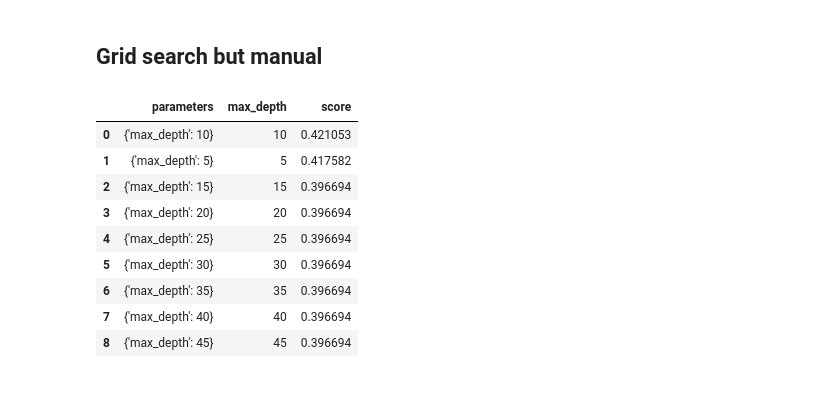
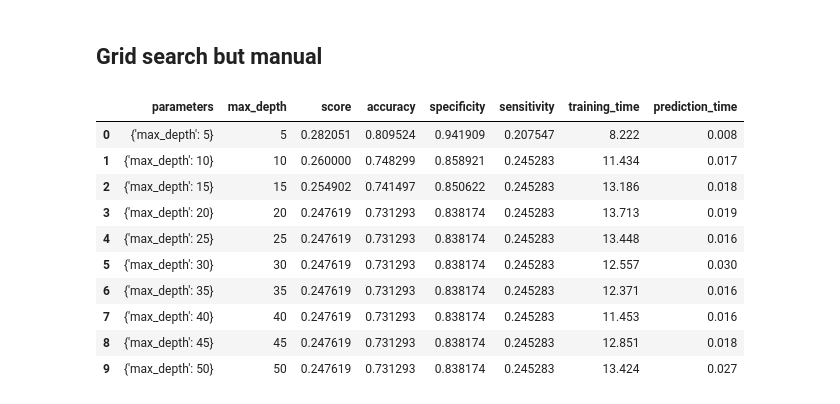
Before and after one commit to super-cinnamon/Projet_DM, a Jupyter notebook: part4.ipynb, the cells around one changed output. Cells and saved outputs as stored; diff of their text form; code cells hidden in the pictures.

```diff
--- a/part4.ipynb
+++ b/part4.ipynb
@@ -488,23 +489,39 @@ def gridsearch(algo_name, algorithm, parameters):
         parameter_values = [v for v in parameters.values()]
         combinations = list(itertools.product(*parameter_values))
         # we create a dataframe to store the results
-        columns = ["parameters"] + list(parameters.keys()) + ["score"]
+        columns = ["parameters"] + list(parameters.keys()) + ["score"] + ["accuracy"] + ["specificity"] + ["sensitivity"] + ["training_time"] + ["prediction_time"]
         df_results = pd.DataFrame(columns=columns)
         # we loop over all the combinations of parameters
         for c in combinations:
                 # we create a dictionary of parameters
                 params = dict(zip(parameters.keys(), c))
                 # we train the model with the current combination of parameters
+                start = timeit.default_timer()
                 model = algorithm(train_df,**params)
+                stop = timeit.default_timer()
+                # we calculate the time it took to train the model
+                training_time = round(stop - start,3)
                 # we predict the test set
                 if(algo_name == "random_forest_algorithm"):
+                    start=timeit.default_timer()
                     predictions = random_forest_predictions(test_df, model)
+                    stop=timeit.default_timer()
+                    # we calculate the time it took to predict the test set
+                    prediction_time = round(stop - start,3)
                 elif(algo_name == "decision_tree_algorithm"):
+                    start=timeit.default_timer()
                     predictions = decision_tree_predictions(test_df, model)
+                    stop=timeit.default_timer()
+                    # we calculate the time it took to predict the test set
+                    prediction_time = round(stop - start,3)
                 # we calculate the accuracy
-                score = f_score(predictions, test_df.label)
+                acc = accuracy(test_df.label,predictions )
+                score = f_score(test_df.label,predictions)
+                spec = specificity(test_df.label,predictions)
+                sens = sensitivity(test_df.label,predictions)
+
                 # we store the results in the dataframe
-                df_results.loc[len(df_results)] = [params] + list(params.values()) + [score]
+                df_results.loc[len(df_results)] = [params] + list(params.values()) + [score] + [acc] + [spec] + [sens] + [training_time] + [prediction_time]
         # we sort the dataframe by accuracy in descending order
         df_results.sort_values(by=["score"], ascending=False, inplace=True)
         df_results.reset_index(inplace=True, drop=True)
@@ -520,15 +537,17 @@ def gridsearch(algo_name, algorithm, parameters):
 # max_value = max(scores, key=scores.get)
 # max_value
 # %%
-gridsearch(tree,decision_tree_algorithm, {'max_depth':range(5, 51, 5)})
+gs = gridsearch('decision_tree_algorithm',decision_tree_algorithm, {'max_depth':range(5, 51, 5)})
+gs
 # %% [output]
-|  | parameters | max_depth | score |
-| 0 | {'max_depth': 10} | 10 | 0.421053 |
-| 1 | {'max_depth': 5} | 5 | 0.417582 |
-| 2 | {'max_depth': 15} | 15 | 0.396694 |
-| 3 | {'max_depth': 20} | 20 | 0.396694 |
-| 4 | {'max_depth': 25} | 25 | 0.396694 |
-| 5 | {'max_depth': 30} | 30 | 0.396694 |
-| 6 | {'max_depth': 35} | 35 | 0.396694 |
-| 7 | {'max_depth': 40} | 40 | 0.396694 |
-| 8 | {'max_depth': 45} | 45 | 0.396694 |
+|  | parameters | max_depth | score | accuracy | specificity | sensitivity | training_time | prediction_time |
+| 0 | {'max_depth': 5} | 5 | 0.282051 | 0.809524 | 0.941909 | 0.207547 | 8.222 | 0.008 |
+| 1 | {'max_depth': 10} | 10 | 0.260000 | 0.748299 | 0.858921 | 0.245283 | 11.434 | 0.017 |
+| 2 | {'max_depth': 15} | 15 | 0.254902 | 0.741497 | 0.850622 | 0.245283 | 13.186 | 0.018 |
+| 3 | {'max_depth': 20} | 20 | 0.247619 | 0.731293 | 0.838174 | 0.245283 | 13.713 | 0.019 |
+| 4 | {'max_depth': 25} | 25 | 0.247619 | 0.731293 | 0.838174 | 0.245283 | 13.448 | 0.016 |
+| 5 | {'max_depth': 30} | 30 | 0.247619 | 0.731293 | 0.838174 | 0.245283 | 12.557 | 0.030 |
+| 6 | {'max_depth': 35} | 35 | 0.247619 | 0.731293 | 0.838174 | 0.245283 | 12.371 | 0.016 |
+| 7 | {'max_depth': 40} | 40 | 0.247619 | 0.731293 | 0.838174 | 0.245283 | 11.453 | 0.016 |
+| 8 | {'max_depth': 45} | 45 | 0.247619 | 0.731293 | 0.838174 | 0.245283 | 12.851 | 0.018 |
+| 9 | {'max_depth': 50} | 50 | 0.247619 | 0.731293 | 0.838174 | 0.245283 | 13.424 | 0.027 |
```
Also changed, not shown: parts of 13 cells of this notebook, 2 other files.
